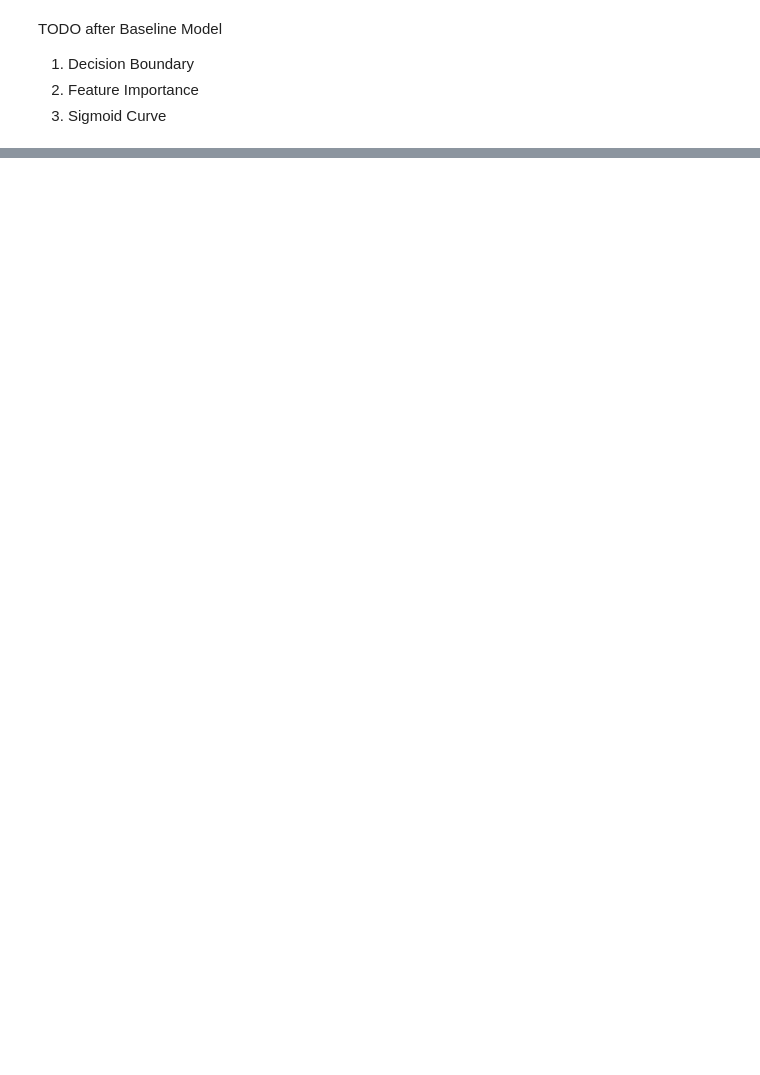
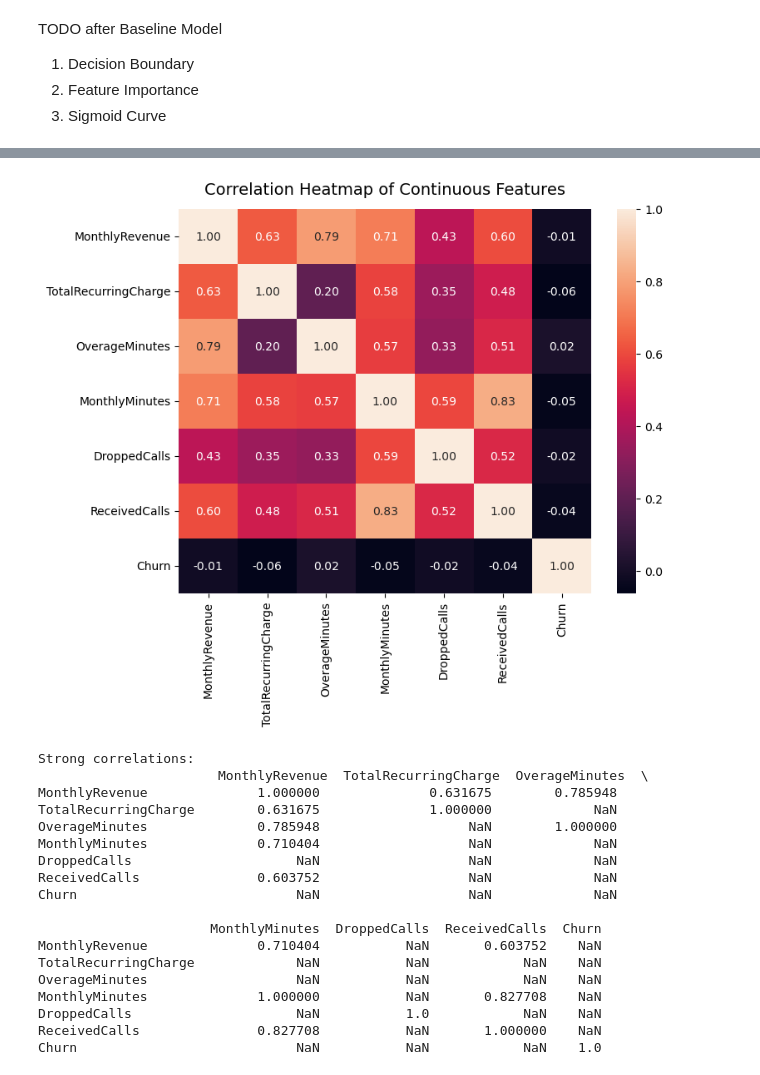
Before and after one commit to kayleeisokay/cs109a_final_project, a Jupyter notebook: MS3.ipynb, the cells around one changed output, grey strips where cells are left out. Drawn from its saved outputs; the diff is of its cells as text; code cells hidden in the pictures; blank space fills up the shorter version.

```diff
--- a/MS3.ipynb
+++ b/MS3.ipynb
@@ -182,0 +208,36 @@ TODO after Baseline Model
+# %%
+# Correlation heatmap for continuous variables
+correlation_matrix = pd.concat([X_train[continuous_features], y_train], axis=1).corr(method='pearson')
+fig, ax = plt.subplots(figsize=(8, 6))
+sns.heatmap(
+    correlation_matrix,
+    annot=True,
+    fmt=".2f",
+    ax=ax
+)
+ax.set_title('Correlation Heatmap of Continuous Features', fontsize=14, y=1.02)
+plt.show();
+
+# Identify strong correlations (greater than 0.6 or less than -0.6)
+strong_corr = correlation_matrix[(correlation_matrix > 0.6) | (correlation_matrix < -0.6)]
+print("Strong correlations:\n", strong_corr)
+# %% [output]
+[figure, added]
+Strong correlations:
+                       MonthlyRevenue  TotalRecurringCharge  OverageMinutes  \
+MonthlyRevenue              1.000000              0.631675        0.785948
+TotalRecurringCharge        0.631675              1.000000             NaN
+OverageMinutes              0.785948                   NaN        1.000000
+MonthlyMinutes              0.710404                   NaN             NaN
+DroppedCalls                     NaN                   NaN             NaN
+ReceivedCalls               0.603752                   NaN             NaN
+Churn                            NaN                   NaN             NaN
+
+                      MonthlyMinutes  DroppedCalls  ReceivedCalls  Churn
+MonthlyRevenue              0.710404           NaN       0.603752    NaN
+TotalRecurringCharge             NaN           NaN            NaN    NaN
+OverageMinutes                   NaN           NaN            NaN    NaN
+MonthlyMinutes              1.000000           NaN       0.827708    NaN
+DroppedCalls                     NaN           1.0            NaN    NaN
+ReceivedCalls               0.827708           NaN       1.000000    NaN
+Churn                            NaN           NaN            NaN    1.0
```
Also changed, not shown: parts of 7 cells of this notebook.
